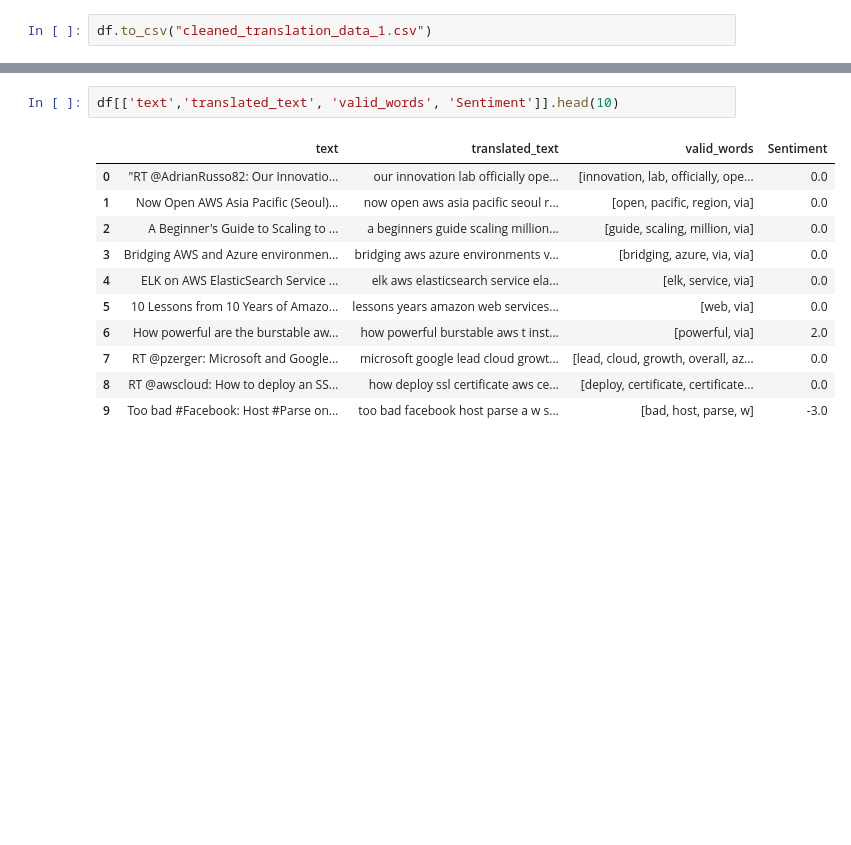
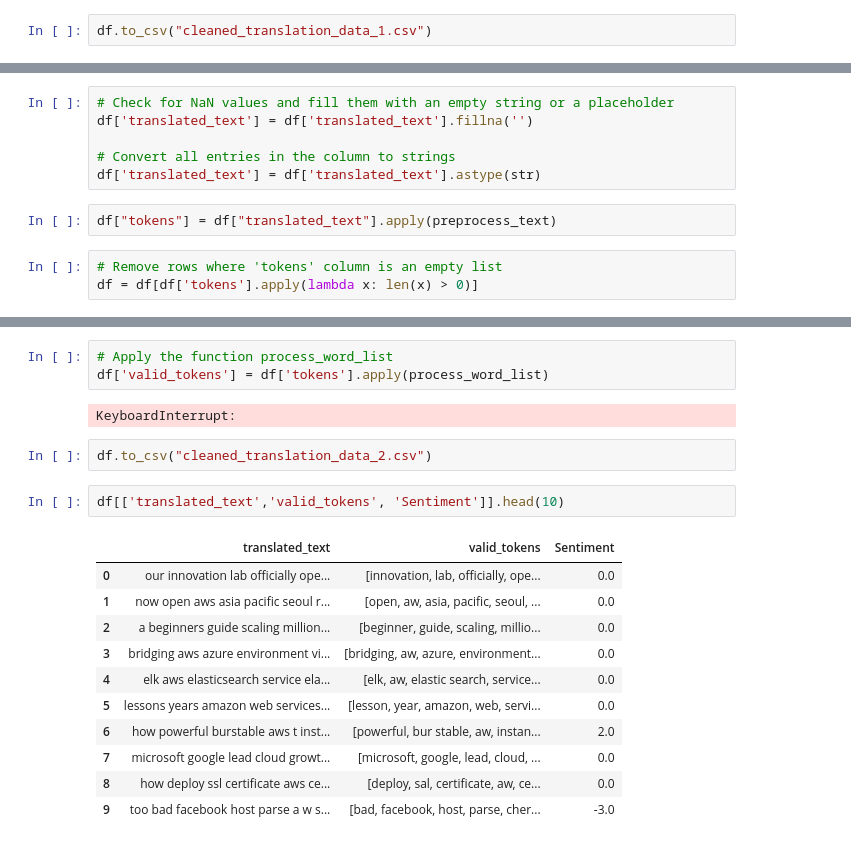
Before and after one commit to anmolpreet914/Analyzing-Twitter-Data-ML, a Jupyter notebook: Data Cleaning/Data Cleaning.ipynb, the cells around one changed output, grey strips where cells are left out. Cells and saved outputs as stored; diff of their text form; blank space fills up the shorter version.

```diff
--- a/Data Cleaning/Data Cleaning.ipynb
+++ b/Data Cleaning/Data Cleaning.ipynb
@@ -671,0 +701,11 @@ df.to_csv("cleaned_translation_data_1.csv")
+# %%
+# Check for NaN values and fill them with an empty string or a placeholder
+df['translated_text'] = df['translated_text'].fillna('')
+
+# Convert all entries in the column to strings
+df['translated_text'] = df['translated_text'].astype(str)
+# %%
+df["tokens"] = df["translated_text"].apply(preprocess_text)
+# %%
+# Remove rows where 'tokens' column is an empty list
+df = df[df['tokens'].apply(lambda x: len(x) > 0)]
@@ -672,14 +795,21 @@ df.to_csv("cleaned_translation_data_1.csv")
+# %%
+# Apply the function process_word_list
+df['valid_tokens'] = df['tokens'].apply(process_word_list)
+# %% [output]
+KeyboardInterrupt:
+# %%
+df.to_csv("cleaned_translation_data_2.csv")
 # %%
-df[['text','translated_text', 'valid_words', 'Sentiment']].head(10)
+df[['translated_text','valid_tokens', 'Sentiment']].head(10)
 # %% [output]
-|  | text | translated_text | valid_words | Sentiment |
-| 0 | "RT @AdrianRusso82: Our Innovatio... | our innovation lab officially ope... | [innovation, lab, officially, ope... | 0.0 |
-| 1 | Now Open AWS Asia Pacific (Seoul)... | now open aws asia pacific seoul r... | [open, pacific, region, via] | 0.0 |
-| 2 | A Beginner's Guide to Scaling to ... | a beginners guide scaling million... | [guide, scaling, million, via] | 0.0 |
-| 3 | Bridging AWS and Azure environmen... | bridging aws azure environments v... | [bridging, azure, via, via] | 0.0 |
-| 4 | ELK on AWS ElasticSearch Service ... | elk aws elasticsearch service ela... | [elk, service, via] | 0.0 |
-| 5 | 10 Lessons from 10 Years of Amazo... | lessons years amazon web services... | [web, via] | 0.0 |
-| 6 | How powerful are the burstable aw... | how powerful burstable aws t inst... | [powerful, via] | 2.0 |
-| 7 | RT @pzerger: Microsoft and Google... | microsoft google lead cloud growt... | [lead, cloud, growth, overall, az... | 0.0 |
-| 8 | RT @awscloud: How to deploy an SS... | how deploy ssl certificate aws ce... | [deploy, certificate, certificate... | 0.0 |
-| 9 | Too bad #Facebook: Host #Parse on... | too bad facebook host parse a w s... | [bad, host, parse, w] | -3.0 |
+|  | translated_text | valid_tokens | Sentiment |
+| 0 | our innovation lab officially ope... | [innovation, lab, officially, ope... | 0.0 |
+| 1 | now open aws asia pacific seoul r... | [open, aw, asia, pacific, seoul, ... | 0.0 |
+| 2 | a beginners guide scaling million... | [beginner, guide, scaling, millio... | 0.0 |
+| 3 | bridging aws azure environment vi... | [bridging, aw, azure, environment... | 0.0 |
+| 4 | elk aws elasticsearch service ela... | [elk, aw, elastic search, service... | 0.0 |
+| 5 | lessons years amazon web services... | [lesson, year, amazon, web, servi... | 0.0 |
+| 6 | how powerful burstable aws t inst... | [powerful, bur stable, aw, instan... | 2.0 |
+| 7 | microsoft google lead cloud growt... | [microsoft, google, lead, cloud, ... | 0.0 |
+| 8 | how deploy ssl certificate aws ce... | [deploy, sal, certificate, aw, ce... | 0.0 |
+| 9 | too bad facebook host parse a w s... | [bad, facebook, host, parse, cher... | -3.0 |
```
Also changed, not shown: parts of 20 cells of this notebook.
